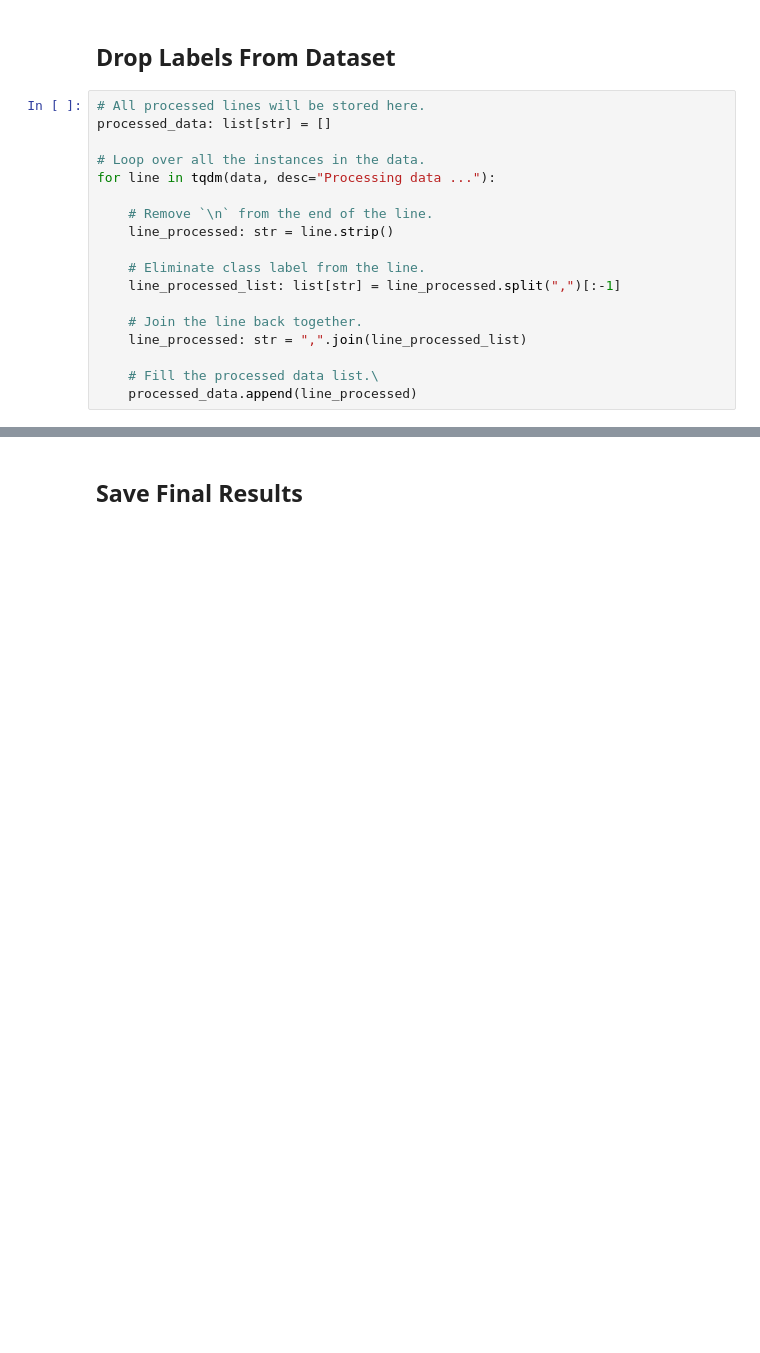
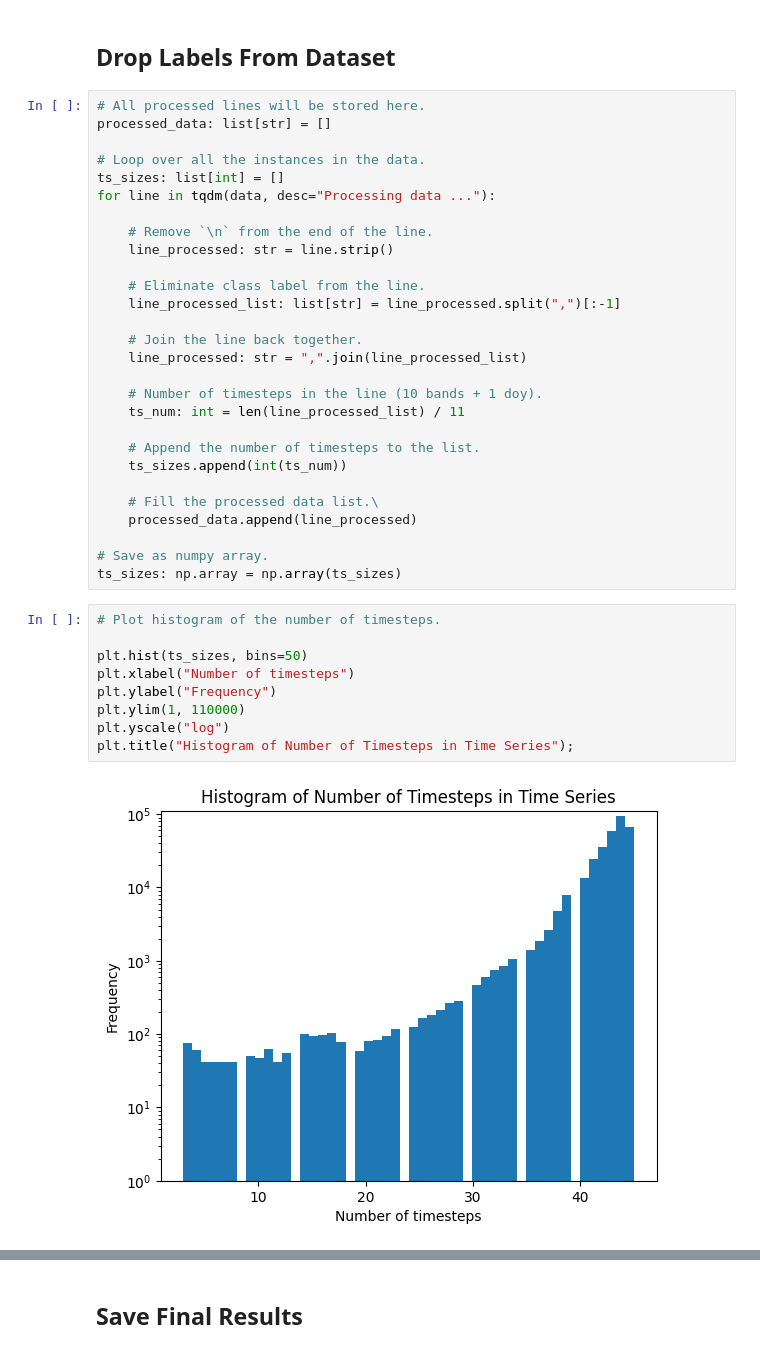
Before and after one commit to SandroAlex/geosatlearn, a Jupyter notebook: ml_models/sits-bert/notebooks/create_pretraining_data.ipynb, the cells around one changed output, grey strips where cells are left out. Drawn from its saved outputs; the diff is of its cells as text; blank space fills up the shorter version.

```diff
--- a/ml_models/sits-bert/notebooks/create_pretraining_data.ipynb
+++ b/ml_models/sits-bert/notebooks/create_pretraining_data.ipynb
@@ -30,6 +35,7 @@ with open(file_path, "r") as ifile:
 processed_data: list[str] = []
 
 # Loop over all the instances in the data.
+ts_sizes: list[int] = []
 for line in tqdm(data, desc="Processing data ..."):
 
     # Remove `\n` from the end of the line.
@@ -41,5 +47,25 @@ for line in tqdm(data, desc="Processing data ..."):
     # Join the line back together.
     line_processed: str = ",".join(line_processed_list)
 
+    # Number of timesteps in the line (10 bands + 1 doy).
+    ts_num: int = len(line_processed_list) / 11
+
+    # Append the number of timesteps to the list.
+    ts_sizes.append(int(ts_num))
+
     # Fill the processed data list.\
     processed_data.append(line_processed)
+
+# Save as numpy array.
+ts_sizes: np.array = np.array(ts_sizes)
+# %%
+# Plot histogram of the number of timesteps.
+
+plt.hist(ts_sizes, bins=50)
+plt.xlabel("Number of timesteps")
+plt.ylabel("Frequency")
+plt.ylim(1, 110000)
+plt.yscale("log")
+plt.title("Histogram of Number of Timesteps in Time Series");
+# %% [output]
+[figure, added]
```
Also changed, not shown: parts of 3 cells of this notebook, 3 other files.
